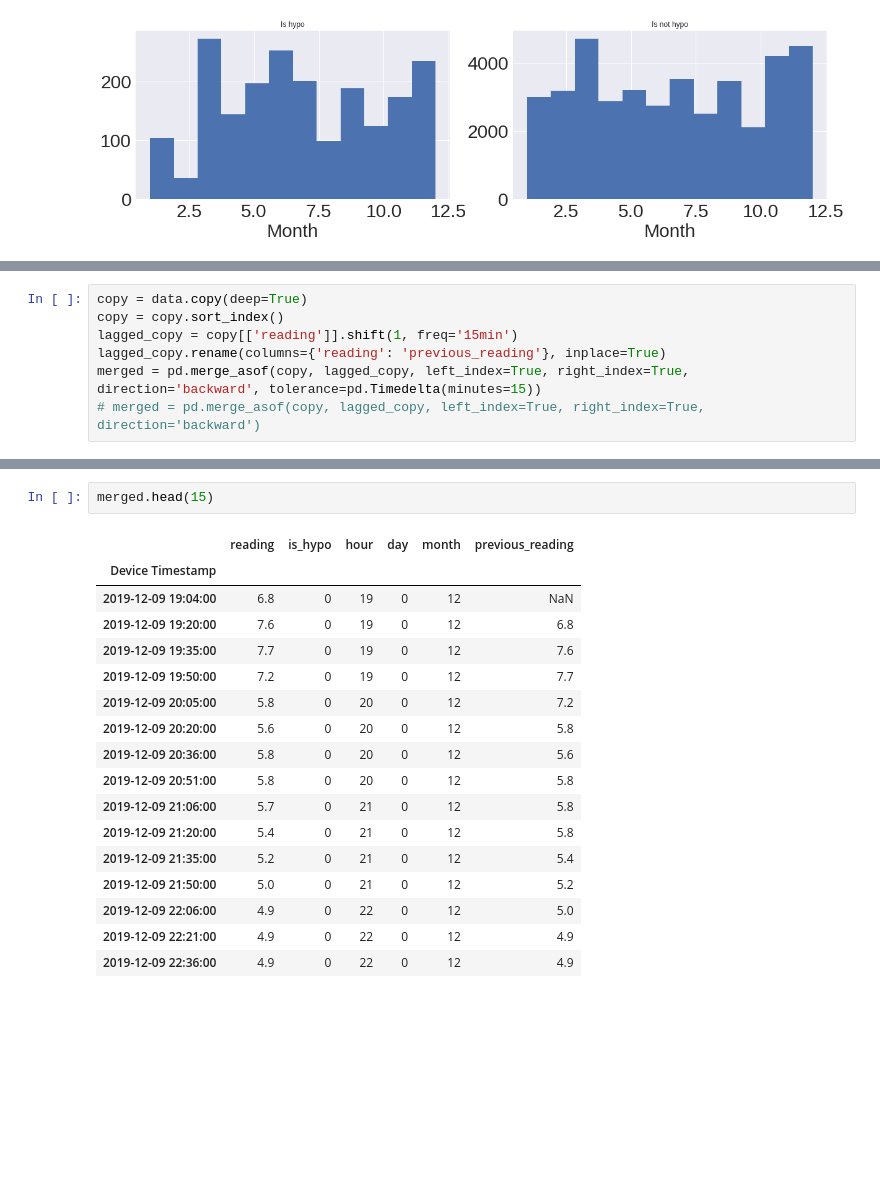
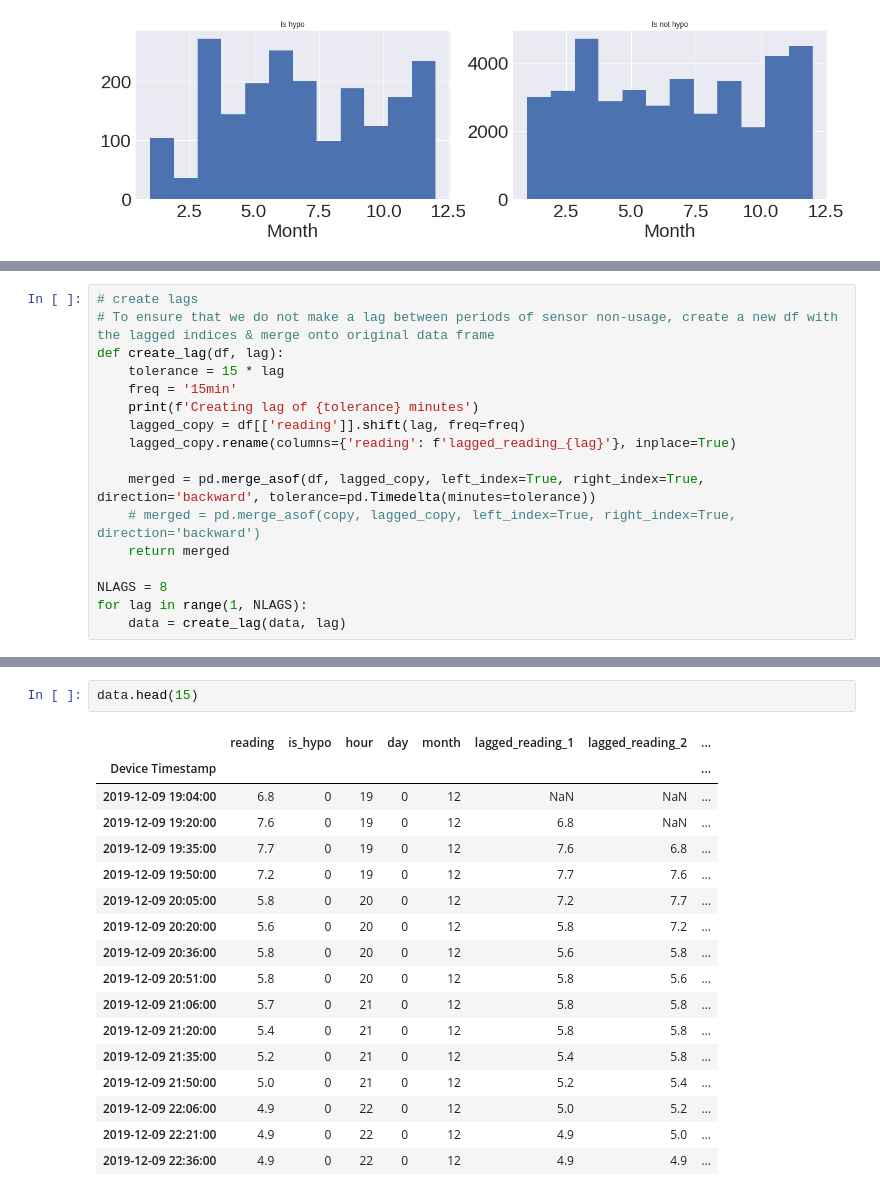
Before and after one commit to sdysch/diabetes-ml, a Jupyter notebook: hypo_prediction.ipynb, the cells around one changed output, grey strips where cells are left out. Drawn from its saved outputs; the diff is of its cells as text; blank space fills up the shorter version.

```diff
--- a/hypo_prediction.ipynb
+++ b/hypo_prediction.ipynb
@@ -153,7 +158,17 @@ plt.show()
 # %%
-copy = data.copy(deep=True)
-copy = copy.sort_index()
-lagged_copy = copy[['reading']].shift(1, freq='15min')
-lagged_copy.rename(columns={'reading': 'previous_reading'}, inplace=True)
-merged = pd.merge_asof(copy, lagged_copy, left_index=True, right_index=True, direction='backward', tolerance=pd.Timedelta(minutes=15))
-# merged = pd.merge_asof(copy, lagged_copy, left_index=True, right_index=True, direction='backward')
+# create lags
+# To ensure that we do not make a lag between periods of sensor non-usage, create a new df with the lagged indices & merge onto original data frame
+def create_lag(df, lag):
+    tolerance = 15 * lag
+    freq = '15min'
+    print(f'Creating lag of {tolerance} minutes')
+    lagged_copy = df[['reading']].shift(lag, freq=freq)
+    lagged_copy.rename(columns={'reading': f'lagged_reading_{lag}'}, inplace=True)
+
+    merged = pd.merge_asof(df, lagged_copy, left_index=True, right_index=True, direction='backward', tolerance=pd.Timedelta(minutes=tolerance))
+    # merged = pd.merge_asof(copy, lagged_copy, left_index=True, right_index=True, direction='backward')
+    return merged
+
+NLAGS = 8
+for lag in range(1, NLAGS):
+    data = create_lag(data, lag)
@@ -160,21 +183,21 @@ merged = pd.merge_asof(copy, lagged_copy, left_index=True, right_index=True, dir
 # %%
-merged.head(15)
+data.head(15)
 # %% [output]
-|  | reading | is_hypo | hour | day | month | previous_reading |
-| Device Timestamp |  |  |  |  |  |  |
-| 2019-12-09 19:04:00 | 6.8 | 0 | 19 | 0 | 12 | NaN |
-| 2019-12-09 19:20:00 | 7.6 | 0 | 19 | 0 | 12 | 6.8 |
-| 2019-12-09 19:35:00 | 7.7 | 0 | 19 | 0 | 12 | 7.6 |
-| 2019-12-09 19:50:00 | 7.2 | 0 | 19 | 0 | 12 | 7.7 |
-| 2019-12-09 20:05:00 | 5.8 | 0 | 20 | 0 | 12 | 7.2 |
-| 2019-12-09 20:20:00 | 5.6 | 0 | 20 | 0 | 12 | 5.8 |
-| 2019-12-09 20:36:00 | 5.8 | 0 | 20 | 0 | 12 | 5.6 |
-| 2019-12-09 20:51:00 | 5.8 | 0 | 20 | 0 | 12 | 5.8 |
-| 2019-12-09 21:06:00 | 5.7 | 0 | 21 | 0 | 12 | 5.8 |
-| 2019-12-09 21:20:00 | 5.4 | 0 | 21 | 0 | 12 | 5.8 |
-| 2019-12-09 21:35:00 | 5.2 | 0 | 21 | 0 | 12 | 5.4 |
-| 2019-12-09 21:50:00 | 5.0 | 0 | 21 | 0 | 12 | 5.2 |
-| 2019-12-09 22:06:00 | 4.9 | 0 | 22 | 0 | 12 | 5.0 |
-| 2019-12-09 22:21:00 | 4.9 | 0 | 22 | 0 | 12 | 4.9 |
-| 2019-12-09 22:36:00 | 4.9 | 0 | 22 | 0 | 12 | 4.9 |
+|  | reading | is_hypo | hour | day | month | lagged_reading_1 | lagged_reading_2 | ... |
+| Device Timestamp |  |  |  |  |  |  |  | ... |
+| 2019-12-09 19:04:00 | 6.8 | 0 | 19 | 0 | 12 | NaN | NaN | ... |
+| 2019-12-09 19:20:00 | 7.6 | 0 | 19 | 0 | 12 | 6.8 | NaN | ... |
+| 2019-12-09 19:35:00 | 7.7 | 0 | 19 | 0 | 12 | 7.6 | 6.8 | ... |
+| 2019-12-09 19:50:00 | 7.2 | 0 | 19 | 0 | 12 | 7.7 | 7.6 | ... |
+| 2019-12-09 20:05:00 | 5.8 | 0 | 20 | 0 | 12 | 7.2 | 7.7 | ... |
+| 2019-12-09 20:20:00 | 5.6 | 0 | 20 | 0 | 12 | 5.8 | 7.2 | ... |
+| 2019-12-09 20:36:00 | 5.8 | 0 | 20 | 0 | 12 | 5.6 | 5.8 | ... |
+| 2019-12-09 20:51:00 | 5.8 | 0 | 20 | 0 | 12 | 5.8 | 5.6 | ... |
+| 2019-12-09 21:06:00 | 5.7 | 0 | 21 | 0 | 12 | 5.8 | 5.8 | ... |
+| 2019-12-09 21:20:00 | 5.4 | 0 | 21 | 0 | 12 | 5.8 | 5.8 | ... |
+| 2019-12-09 21:35:00 | 5.2 | 0 | 21 | 0 | 12 | 5.4 | 5.8 | ... |
+| 2019-12-09 21:50:00 | 5.0 | 0 | 21 | 0 | 12 | 5.2 | 5.4 | ... |
+| 2019-12-09 22:06:00 | 4.9 | 0 | 22 | 0 | 12 | 5.0 | 5.2 | ... |
+| 2019-12-09 22:21:00 | 4.9 | 0 | 22 | 0 | 12 | 4.9 | 5.0 | ... |
+| 2019-12-09 22:36:00 | 4.9 | 0 | 22 | 0 | 12 | 4.9 | 4.9 | ... |
 # %% [markdown]
```
Also changed, not shown: parts of 12 cells of this notebook.
